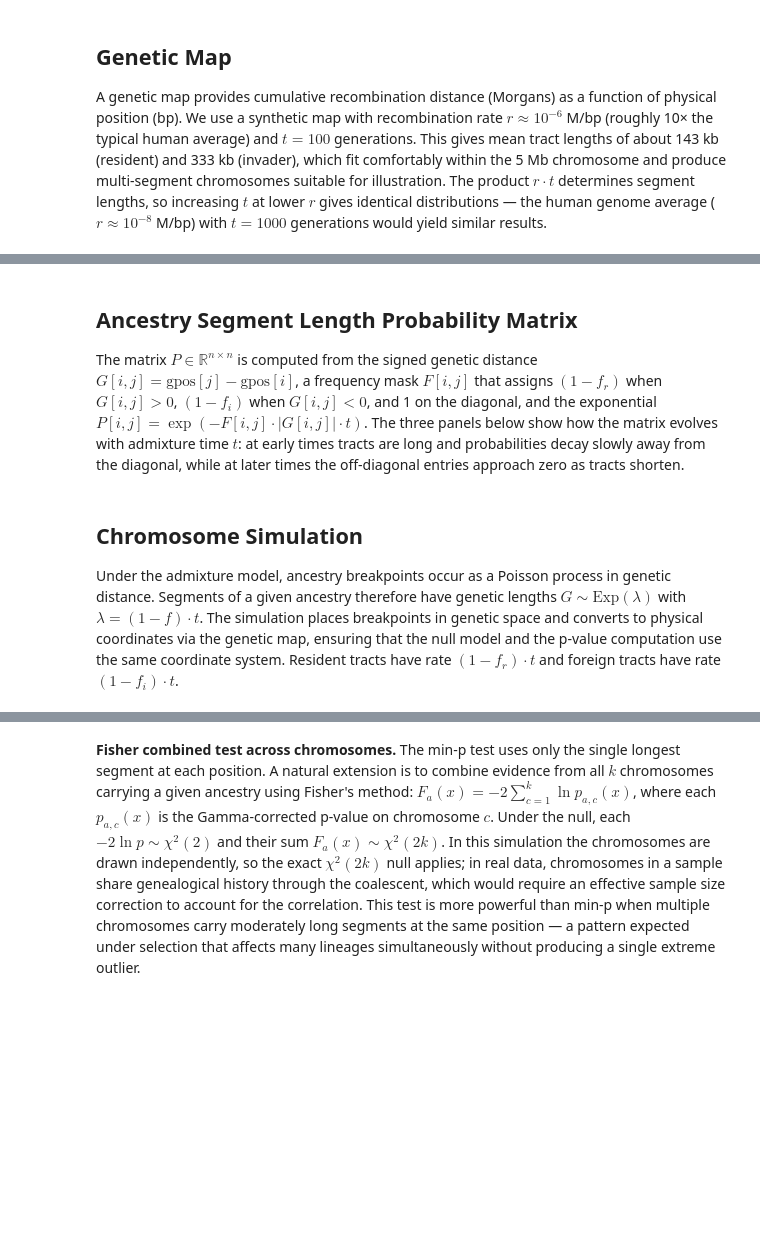
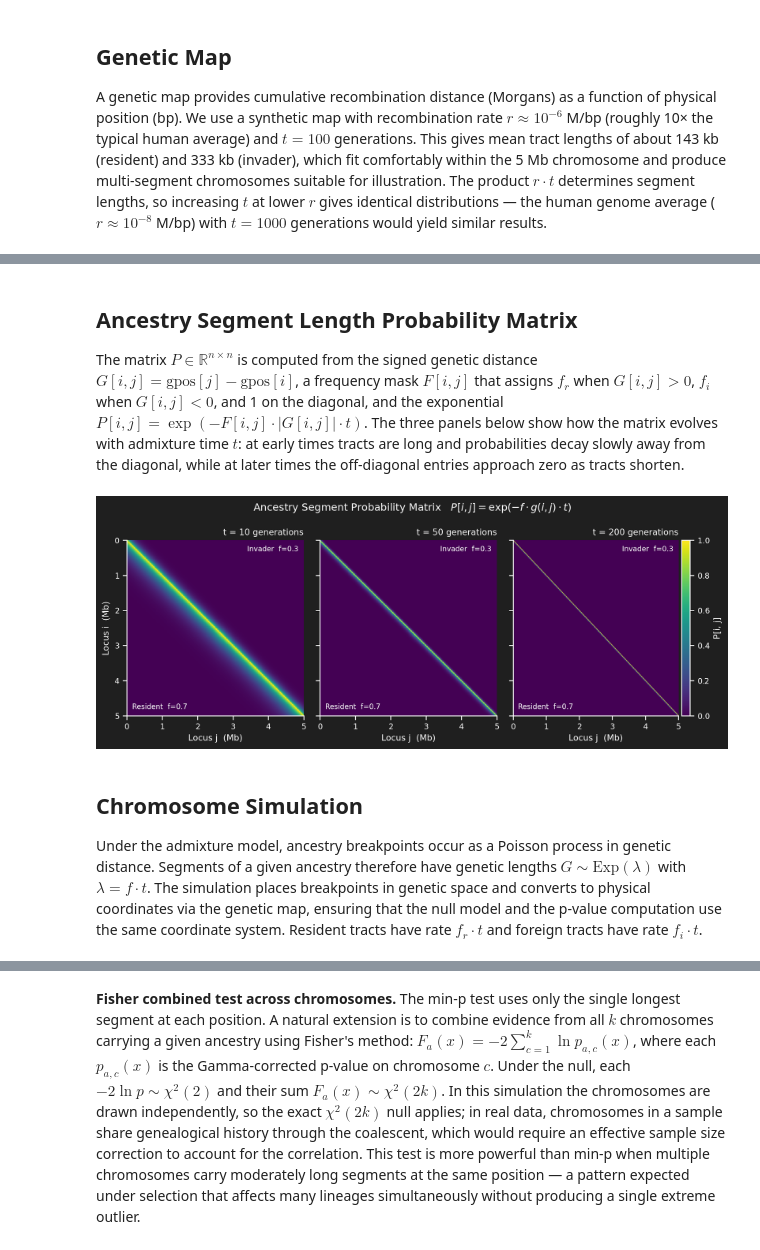
Before and after one commit to munch-group/lai-segment-analysis, a Jupyter notebook: local_ancestry_analysis.ipynb, the cells around one changed output, grey strips where cells are left out. Saved outputs shown, nothing was run; the diff lists cells and outputs as text; code cells hidden in the pictures; blank space fills up the shorter version.

```diff
--- a/local_ancestry_analysis.ipynb
+++ b/local_ancestry_analysis.ipynb
@@ -111,11 +118,11 @@ plt.show()
 # %% [markdown]
 ## Ancestry Segment Length Probability Matrix
 
-The matrix $P \in \mathbb{R}^{n \times n}$ is computed from the signed genetic distance $G[i,j] = \text{gpos}[j] - \text{gpos}[i]$, a frequency mask $F[i,j]$ that assigns $(1-f_r)$ when $G[i,j] > 0$, $(1-f_i)$ when $G[i,j] < 0$, and 1 on the diagonal, and the exponential $P[i,j] = \exp(-F[i,j] \cdot |G[i,j]| \cdot t)$. The three panels below show how the matrix evolves with admixture time $t$: at early times tracts are long and probabilities decay slowly away from the diagonal, while at later times the off-diagonal entries approach zero as tracts shorten.
+The matrix $P \in \mathbb{R}^{n \times n}$ is computed from the signed genetic distance $G[i,j] = \text{gpos}[j] - \text{gpos}[i]$, a frequency mask $F[i,j]$ that assigns $f_r$ when $G[i,j] > 0$, $f_i$ when $G[i,j] < 0$, and 1 on the diagonal, and the exponential $P[i,j] = \exp(-F[i,j] \cdot |G[i,j]| \cdot t)$. The three panels below show how the matrix evolves with admixture time $t$: at early times tracts are long and probabilities decay slowly away from the diagonal, while at later times the off-diagonal entries approach zero as tracts shorten.
 # %%
 def ancestry_segment_probability_matrix(genetic_positions, t, f_upper, f_lower):
     """
-    Compute P[i,j] = exp(-(1-f) * |g(i,j)| * t) where:
+    Compute P[i,j] = exp(-f * |g(i,j)| * t) where:
       g(i,j) = gpos[j] - gpos[i]  (signed genetic distance)
       f = f_upper if j > i  (upper triangle: resident ancestry)
         = f_lower if j < i  (lower triangle: invader ancestry)
@@ -136,7 +143,7 @@ def ancestry_segment_probability_matrix(genetic_positions, t, f_upper, f_lower):
     """
     gpos = np.asarray(genetic_positions, dtype=float)
     G    = gpos[np.newaxis, :] - gpos[:, np.newaxis]   # G[i,j] = gpos[j]-gpos[i]
-    F    = np.where(G > 0, 1 - f_upper, np.where(G < 0, 1 - f_lower, 1.0))
+    F    = np.where(G > 0, f_upper, np.where(G < 0, f_lower, 1.0))
     return np.exp(-F * np.abs(G) * t)
 # %%
 n_sub     = 300
@@ -152,38 +159,40 @@ for ax, t_val in zip(axes, t_values):
     mb = phys_sub / 1e6
     im = ax.imshow(P, origin='upper', aspect='auto', cmap='viridis',
                    vmin=0, vmax=1,
                    extent=[mb[0], mb[-1], mb[-1], mb[0]])
     ax.text(0.97, 0.97, f'Invader  f={F_INV}', transform=ax.transAxes,
             color='white', fontsize=8, ha='right', va='top')
     ax.text(0.03, 0.03, f'Resident  f={F_RES}', transform=ax.transAxes,
             color='white', fontsize=8, ha='left', va='bottom')
     ax.set_title(f't = {t_val} generations')
     ax.set_xlabel('Locus j  (Mb)')
 
 axes[0].set_ylabel('Locus i  (Mb)')
 for ax in axes[1:]:
     ax.set_yticklabels([])
 
 from mpl_toolkits.axes_grid1 import make_axes_locatable
 
 divider = make_axes_locatable(ax)
 cax = divider.append_axes('right', size='5%', pad=0.05)
 
 
 cb = fig.colorbar(im, cax=cax)
 cb.set_label('P[i, j]')
 
 fig.suptitle(
-    r'Ancestry Segment Probability Matrix   $P[i,j] = \exp(-(1\!-\!f) \cdot g(i,j) \cdot t)$')
+    r'Ancestry Segment Probability Matrix   $P[i,j] = \exp(-f \cdot g(i,j) \cdot t)$')
 
 plt.tight_layout()
 plt.savefig('ancestry_segment_matrix.png', dpi=150,
             bbox_inches='tight')
 plt.show()
+# %% [output]
+[figure, added]
 # %% [markdown]
 ## Chromosome Simulation
 
-Under the admixture model, ancestry breakpoints occur as a Poisson process in genetic distance. Segments of a given ancestry therefore have genetic lengths $G \sim \text{Exp}(\lambda)$ with $\lambda = (1-f) \cdot t$. The simulation places breakpoints in genetic space and converts to physical coordinates via the genetic map, ensuring that the null model and the p-value computation use the same coordinate system. Resident tracts have rate $(1-f_r) \cdot t$ and foreign tracts have rate $(1-f_i) \cdot t$.
+Under the admixture model, ancestry breakpoints occur as a Poisson process in genetic distance. Segments of a given ancestry therefore have genetic lengths $G \sim \text{Exp}(\lambda)$ with $\lambda = f \cdot t$. The simulation places breakpoints in genetic space and converts to physical coordinates via the genetic map, ensuring that the null model and the p-value computation use the same coordinate system. Resident tracts have rate $f_r \cdot t$ and foreign tracts have rate $f_i \cdot t$.
 # %%
 rng    = np.random.default_rng(7)
 chroms = [simulate_chromosome(CHROM_LENGTH, gen_to_phys, phys_to_gen,
```
Also changed, not shown: parts of 17 cells of this notebook, 2 other files.
